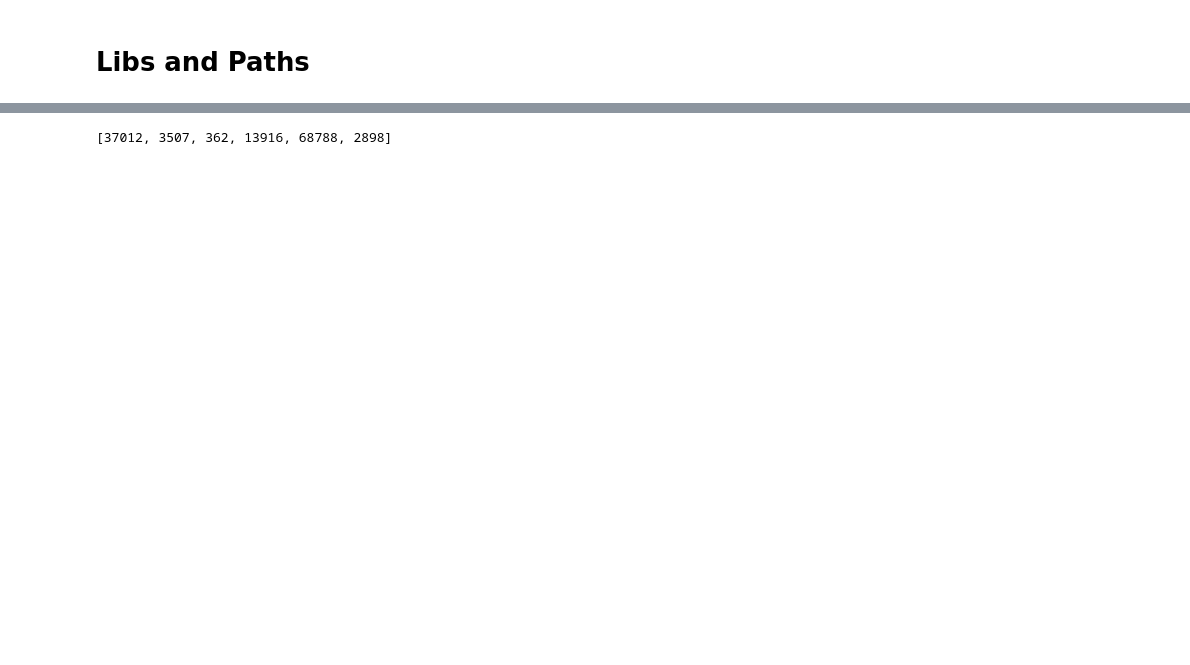
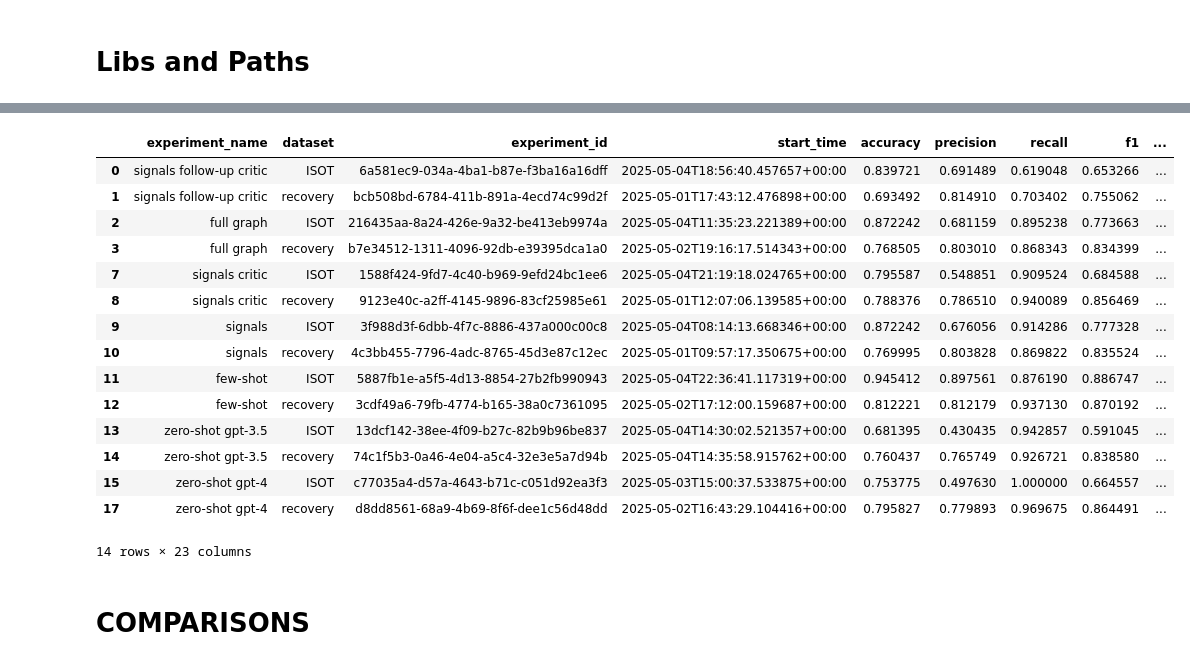
Before and after one commit to FinlayDuff/Dissertation, a Jupyter notebook: notebooks/results_analysis.ipynb, the cells around one changed output, grey strips where cells are left out. Saved outputs shown, nothing was run; the diff lists cells and outputs as text; code cells hidden in the pictures; blank space fills up the shorter version.

Commit message:
Last changes required for hand-in

```diff
--- a/notebooks/results_analysis.ipynb
+++ b/notebooks/results_analysis.ipynb
@@ -276,4 +510,0 @@ token_count = len(enc.encode("THIS IS A TEST PROMPT"))
-# %%
-enc.encode("THIS IS A TEST PROMPT")
-# %% [output]
-[37012, 3507, 362, 13916, 68788, 2898]
@@ -279,0 +519,50 @@ enc.encode("THIS IS A TEST PROMPT")
+# %%
+latest_experiments = results_df.loc[results_df["start_time"] >= '2025-05-01'].sort_values("start_time").groupby(["experiment_name","dataset"]).last()
+latest_experiments_reset = latest_experiments.reset_index()
+# %%
+datasets_df = latest_experiments_reset.loc[latest_experiments_reset["dataset"].isin(["recovery-news-data_None","isot_2000"])]
+experiments = ["zero_shot_gpt35_turbo",
+               "zero_shot_gpt4",
+               "few_shot_gpt4",
+               "bulk_signals_condensed_gpt4",
+               "bulk_signals_followup_gpt4",
+               "bulk_signals_condensed_critic_gpt4",
+               "bulk_signals_condensed_critic_followup_gpt4",
+               "bulk_signals_condensed_critic_followup_selector_gpt4"
+      ]
+experiment_name_format = {
+    "zero_shot_gpt35_turbo": "zero-shot gpt-3.5",
+    "zero_shot_gpt4": "zero-shot gpt-4",
+    "few_shot_gpt4": "few-shot",
+    "bulk_signals_condensed_gpt4": "signals",
+    "bulk_signals_condensed_critic_followup_gpt4": "signals follow-up critic",
+    "bulk_signals_condensed_critic_followup_selector_gpt4": "full graph",
+    "bulk_signals_condensed_critic_gpt4": "signals critic",
+}
+dataset_name_format = {
+    "recovery-news-data_None": "recovery",
+    "isot_2000": "ISOT",
+}
+
+datasets_df = datasets_df.loc[datasets_df["experiment_name"].isin(experiments)]
+datasets_df['experiment_name'] = datasets_df['experiment_name'].map(lambda x: experiment_name_format[x])
+datasets_df['dataset'] = datasets_df['dataset'].map(lambda x: dataset_name_format[x])
+# %%
+datasets_df
+# %% [output]
+|  | experiment_name | dataset | experiment_id | start_time | accuracy | precision | recall | f1 | ... |
+| 0 | signals follow-up critic | ISOT | 6a581ec9-034a-4ba1-b87e-f3ba16a16dff | 2025-05-04T18:56:40.457657+00:00 | 0.839721 | 0.691489 | 0.619048 | 0.653266 | ... |
+| 1 | signals follow-up critic | recovery | bcb508bd-6784-411b-891a-4ecd74c99d2f | 2025-05-01T17:43:12.476898+00:00 | 0.693492 | 0.814910 | 0.703402 | 0.755062 | ... |
+| 2 | full graph | ISOT | 216435aa-8a24-426e-9a32-be413eb9974a | 2025-05-04T11:35:23.221389+00:00 | 0.872242 | 0.681159 | 0.895238 | 0.773663 | ... |
+| 3 | full graph | recovery | b7e34512-1311-4096-92db-e39395dca1a0 | 2025-05-02T19:16:17.514343+00:00 | 0.768505 | 0.803010 | 0.868343 | 0.834399 | ... |
+| 7 | signals critic | ISOT | 1588f424-9fd7-4c40-b969-9efd24bc1ee6 | 2025-05-04T21:19:18.024765+00:00 | 0.795587 | 0.548851 | 0.909524 | 0.684588 | ... |
+| 8 | signals critic | recovery | 9123e40c-a2ff-4145-9896-83cf25985e61 | 2025-05-01T12:07:06.139585+00:00 | 0.788376 | 0.786510 | 0.940089 | 0.856469 | ... |
+| 9 | signals | ISOT | 3f988d3f-6dbb-4f7c-8886-437a000c00c8 | 2025-05-04T08:14:13.668346+00:00 | 0.872242 | 0.676056 | 0.914286 | 0.777328 | ... |
+| 10 | signals | recovery | 4c3bb455-7796-4adc-8765-45d3e87c12ec | 2025-05-01T09:57:17.350675+00:00 | 0.769995 | 0.803828 | 0.869822 | 0.835524 | ... |
+| 11 | few-shot | ISOT | 5887fb1e-a5f5-4d13-8854-27b2fb990943 | 2025-05-04T22:36:41.117319+00:00 | 0.945412 | 0.897561 | 0.876190 | 0.886747 | ... |
+| 12 | few-shot | recovery | 3cdf49a6-79fb-4774-b165-38a0c7361095 | 2025-05-02T17:12:00.159687+00:00 | 0.812221 | 0.812179 | 0.937130 | 0.870192 | ... |
+| 13 | zero-shot gpt-3.5 | ISOT | 13dcf142-38ee-4f09-b27c-82b9b96be837 | 2025-05-04T14:30:02.521357+00:00 | 0.681395 | 0.430435 | 0.942857 | 0.591045 | ... |
+| 14 | zero-shot gpt-3.5 | recovery | 74c1f5b3-0a46-4e04-a5c4-32e3e5a7d94b | 2025-05-04T14:35:58.915762+00:00 | 0.760437 | 0.765749 | 0.926721 | 0.838580 | ... |
+| 15 | zero-shot gpt-4 | ISOT | c77035a4-d57a-4643-b71c-c051d92ea3f3 | 2025-05-03T15:00:37.533875+00:00 | 0.753775 | 0.497630 | 1.000000 | 0.664557 | ... |
+| 17 | zero-shot gpt-4 | recovery | d8dd8561-68a9-4b69-8f6f-dee1c56d48dd | 2025-05-02T16:43:29.104416+00:00 | 0.795827 | 0.779893 | 0.969675 | 0.864491 | ... |
+14 rows × 23 columns
@@ -279,0 +584,2 @@ enc.encode("THIS IS A TEST PROMPT")
+# %% [markdown]
+# COMPARISONS
```
Also changed, not shown: parts of 63 cells of this notebook, 22 other files.
